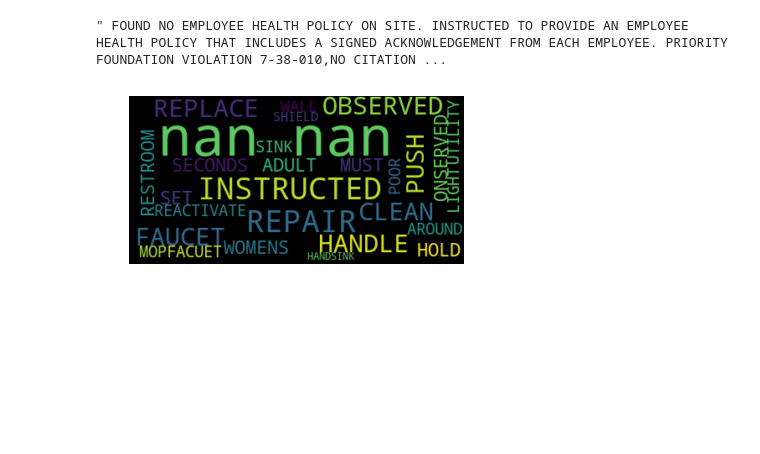
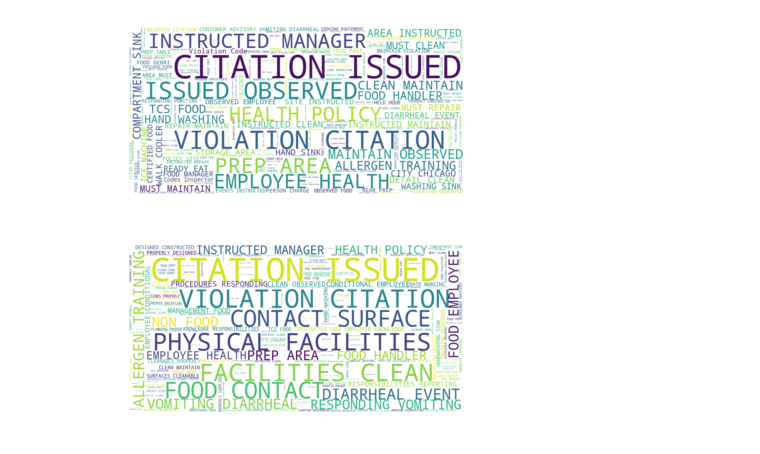
Before and after one commit to prinszi/final_project, a Jupyter notebook: word_clouds.ipynb, the cells around one changed output. Cells and saved outputs as stored; diff of their text form; code cells hidden in the pictures; blank space fills up the shorter version.

Commit message:
word clouds

```diff
--- a/word_clouds.ipynb
+++ b/word_clouds.ipynb
@@ -8,6 +8,7 @@ import matplotlib.pyplot as plt
 # %%
 df = pd.read_csv("new_inspection_data_2019.csv")
 df["all_comments"] = ""
+df["all_violations"] = ""
 df.head()
 # %% [output]
 |  | address | aka_name | city | dba_name | facility_type | inspection_date | inspection_id | inspection_type | ... |
@@ -24,14 +25,22 @@ for comment in range(0, 33):
     df["all_comments"]= df["all_comments"].astype(str)+" "+ df[viol_com].astype(str)
     i += 1
 # %%
-df.all_comments[1]
+# df.all_comments[1]
-# %% [output]
-" FOUND NO EMPLOYEE HEALTH POLICY ON SITE. INSTRUCTED TO PROVIDE AN EMPLOYEE HEALTH POLICY THAT INCLUDES A SIGNED ACKNOWLEDGEMENT FROM EACH EMPLOYEE. PRIORITY FOUNDATION VIOLATION 7-38-010,NO CITATION ...
 # %%
-text = df.all_comments[2]
-wordcloud = WordCloud().generate(text)
-plt.imshow(wordcloud, interpolation='bilinear')
-plt.axis("off")
-plt.show()
+# text = df.all_comments[2]
+# wordcloud = WordCloud().generate(text)
+# plt.imshow(wordcloud, interpolation='bilinear')
+# plt.axis("off")
+# plt.show()
-# %% [output]
-[figure, removed]
+# %%
+comments_list = df.all_comments
+all_comments = comments_list.str.cat(sep = " ")
+# %%
+stopwords = set(STOPWORDS)
+stopwords.update(["nan", "nan ", " nan", " nan ", "priority", "foundation", "comments", "provide", "maintained", "installed", "instructed maintain"])
+all_comment_wordcloud = WordCloud(stopwords=stopwords, background_color="white", width = 800, height = 400).generate(all_comments)
+plt.imshow(all_comment_wordcloud, interpolation='bilinear')
+plt.axis("off")
+plt.show()
+# %% [output]
+[figure, added]
@@ -37,0 +56,9 @@ plt.show()
+# %%
+# stopwords = set(STOPWORDS)
+# stopwords.update(["nan", "nan ", " nan", " nan "])
+all_violation_wordcloud = WordCloud(stopwords=stopwords, background_color="white", width = 800, height = 400).generate(all_violations)
+plt.imshow(all_violation_wordcloud, interpolation='bilinear')
+plt.axis("off")
+plt.show()
+# %% [output]
+[figure, added]
```
Also changed, not shown: parts of 3 cells of this notebook.
